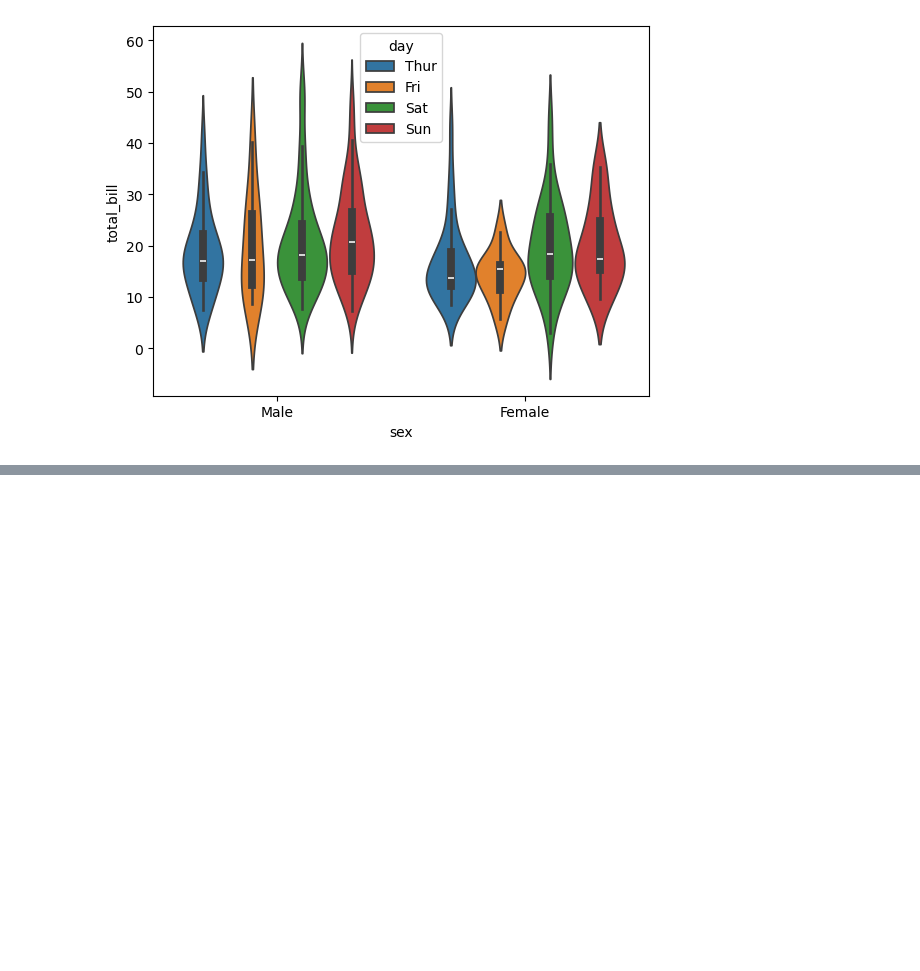
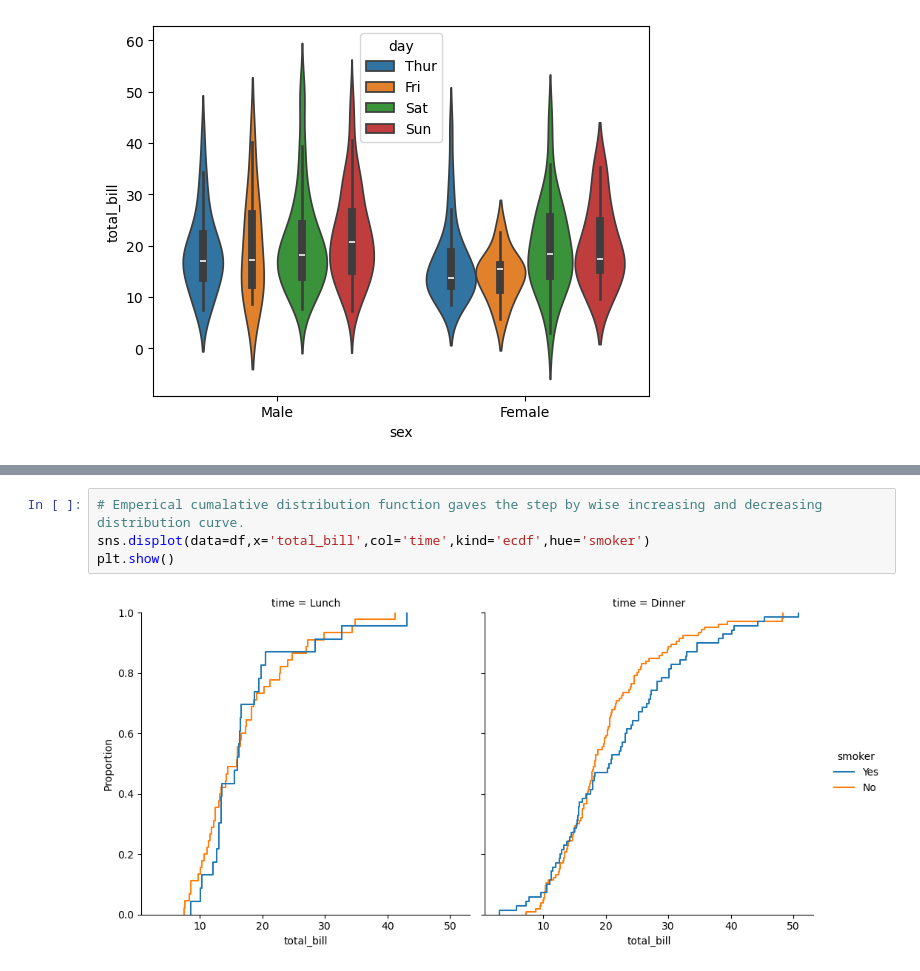
Before and after one commit to Zuhebkhan10/Python-libraries, a Jupyter notebook: Data-Visualization/Matplotlib/matplotlib.ipynb, the cells around one changed output, grey strips where cells are left out. Saved outputs shown, nothing was run; the diff lists cells and outputs as text; blank space fills up the shorter version.

```diff
--- a/Data-Visualization/Matplotlib/Pie-chart.ipynb
+++ b/Data-Visualization/Matplotlib/matplotlib.ipynb
@@ -103,0 +117,6 @@ plt.show()
+# %%
+# Emperical cumalative distribution function gaves the step by wise increasing and decreasing distribution curve.
+sns.displot(data=df,x='total_bill',col='time',kind='ecdf',hue='smoker')
+plt.show()
+# %% [output]
+[figure, added]
```
Also changed, not shown: parts of 7 cells of this notebook, 9 other files.
